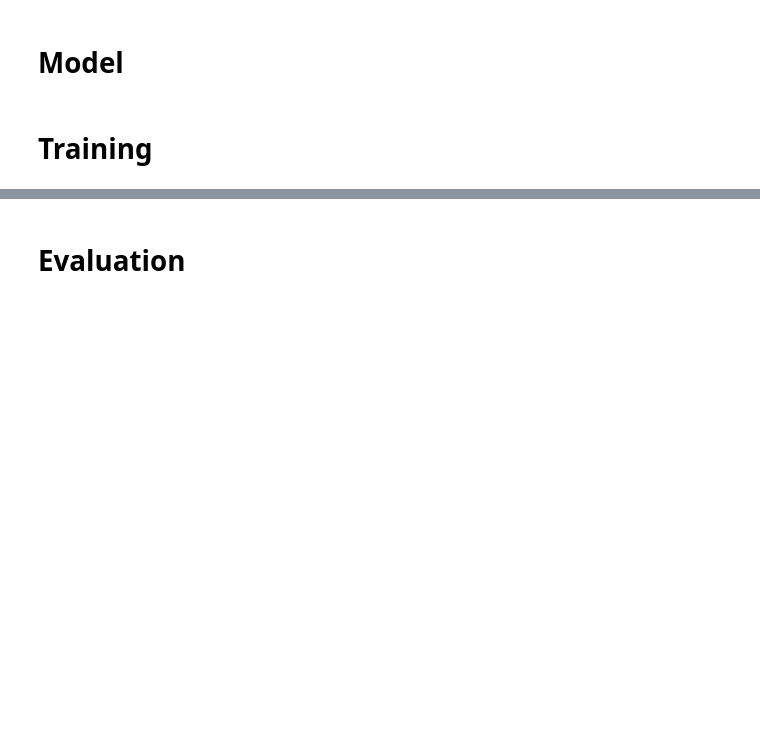
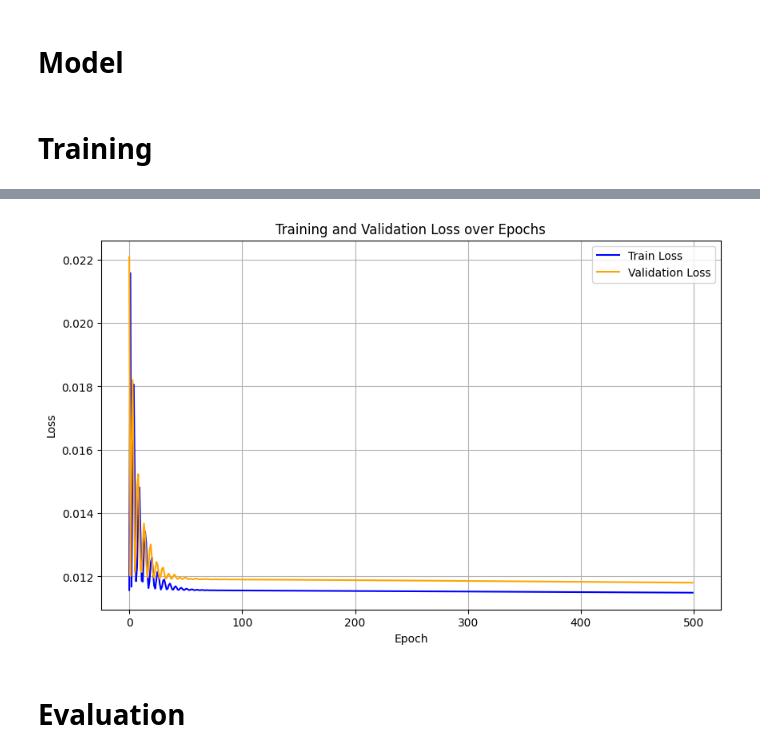
Before and after one commit to Renewable-Thermal-Laboratory/CSP-Thermo-PGML, a Jupyter notebook: PhysicsGuidedNN_Modeling_VTDP.ipynb, the cells around one changed output, grey strips where cells are left out. Drawn from its saved outputs; the diff is of its cells as text; code cells hidden in the pictures; blank space fills up the shorter version.

Commit message:
feat: Added plot for train & validation loss

```diff
--- a/PhysicsGuidedNN_Modeling_VTDP.ipynb
+++ b/PhysicsGuidedNN_Modeling_VTDP.ipynb
@@ -112,6 +142,9 @@ model = NeuralNet(input_size, output_size)
 criterion = nn.MSELoss()
 optimizer = optim.Adam(model.parameters(), lr=0.001)
 EPOCHS = 500
+
+train_losses = []
+val_losses = []
 
 for epoch in range(EPOCHS):
     model.train()
@@ -121,5 +154,13 @@ for epoch in range(EPOCHS):
     loss.backward()
     optimizer.step()
 
+    model.eval()
+    with torch.no_grad():
+        val_preds = model(X_test)
+        val_loss = criterion(val_preds, y_test)
+
+    train_losses.append(loss.item())
+    val_losses.append(val_loss.item())
+
     if (epoch + 1) % 50 == 0:
         print(f"Epoch [{epoch+1}/{EPOCHS}], Loss: {loss.item():.6f}")
@@ -126,3 +178,16 @@ for epoch in range(EPOCHS):
+# %%
+# ✅ Plot training loss
+plt.figure(figsize=(10, 6))
+plt.plot(train_losses, label='Train Loss', color='blue')
+plt.plot(val_losses, label='Validation Loss', color='orange')
+plt.xlabel('Epoch')
+plt.ylabel('Loss')
+plt.title('Training and Validation Loss over Epochs')
+plt.legend()
+plt.grid(True)
+plt.show()
+# %% [output]
+[figure, added]
 # %% [markdown]
 # Evaluation
 # %%
```
Also changed, not shown: parts of 6 cells of this notebook, 1 other file.
